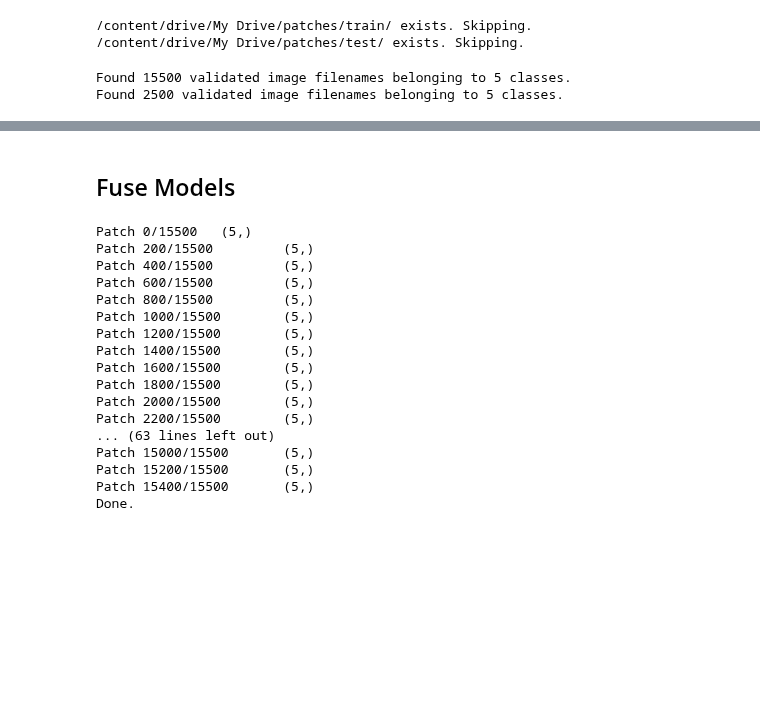
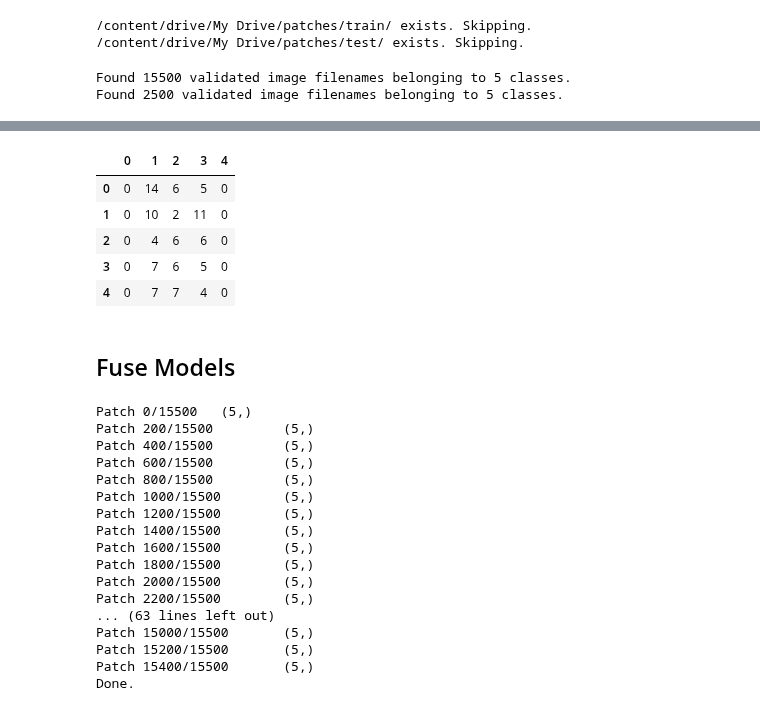
Before and after one commit to jmaness/csc591nn-projc1, a Jupyter notebook: extra_credit.ipynb, the cells around one changed output, grey strips where cells are left out. Drawn from its saved outputs; the diff is of its cells as text; code cells hidden in the pictures; blank space fills up the shorter version.

```diff
--- a/extra_credit.ipynb
+++ b/extra_credit.ipynb
@@ -620,5 +681,13 @@ print(report)
 # %%
-pd.DataFrame(confusion_matrix(y_true=true_y_test, y_pred=true_test_predictions))
+pd.DataFrame(confusion_matrix(y_true=true_y_test,
+                              y_pred=[str(pred.argmax(axis=-1)) for pred in true_test_predictions]))
+# %% [output]
+|  | 0 | 1 | 2 | 3 | 4 |
+| 0 | 0 | 14 | 6 | 5 | 0 |
+| 1 | 0 | 10 | 2 | 11 | 0 |
+| 2 | 0 | 4 | 6 | 6 | 0 |
+| 3 | 0 | 7 | 6 | 5 | 0 |
+| 4 | 0 | 7 | 7 | 4 | 0 |
 # %% [markdown]
 ## Fuse Models
 # %%
```
Also changed, not shown: parts of 20 cells of this notebook.
